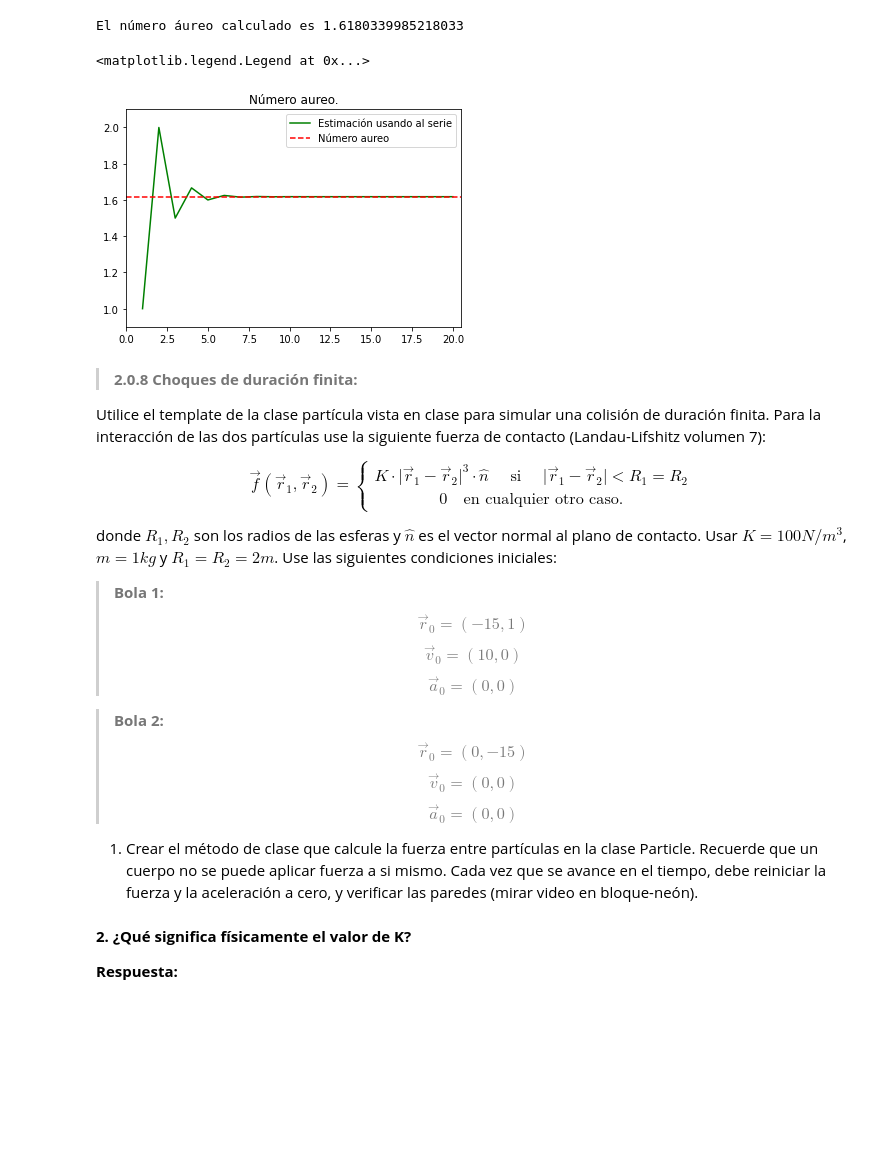
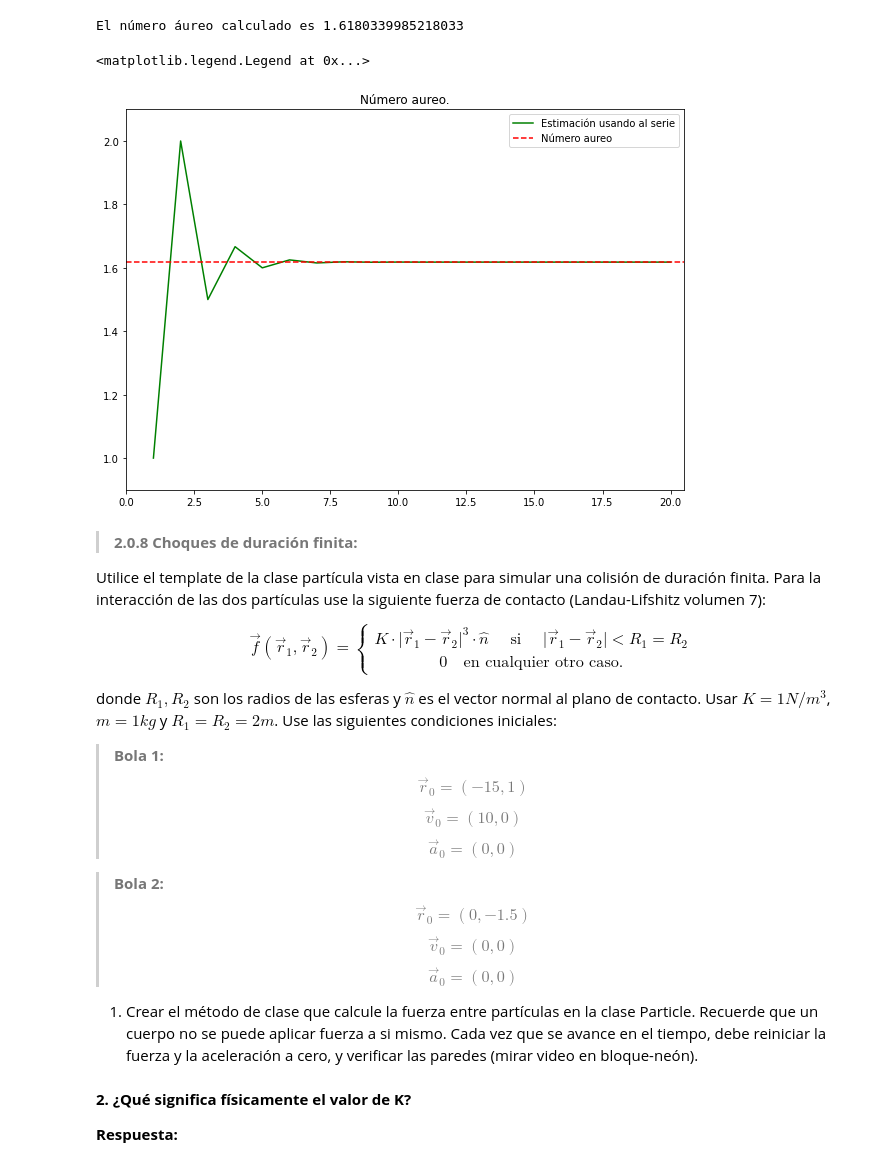
Before and after one commit to ThomasAnkhe/Metodos1_ClaudiaCuellar-ThomasAndrade, a Jupyter notebook: Primer Taller/Métodos_Taller1.ipynb, the cells around one changed output. Saved outputs shown, nothing was run; the diff lists cells and outputs as text; code cells hidden in the pictures; blank space fills up the shorter version.

```diff
--- a/Primer Taller/Métodos_Taller1.ipynb
+++ b/Primer Taller/Métodos_Taller1.ipynb
@@ -96,12 +94,15 @@ Encuentre los primeros 20 terminos de esta sucesión.
 # %%
 def fibbonacci(n):
     if n > 1:
-        return fibbonacci(n-1) + fibbonacci(n-2)
+        return fibbonacci(n - 1) + fibbonacci(n - 2)
     return n
 
+sequence_dict = {}
 sequence_list = []
 for i in range (1, 21):
   n_term = fibbonacci(i)
+  sequence_dict["El {}° término de la sucesión es:".format(i)] = n_term
   sequence_list.append(n_term)
-  print("El {}° término de la sucesión es: {}".format(i, n_term))
+
+print(sequence_dict)
 # %% [output]
@@ -159,16 +145,20 @@ El número áureo calculado es 1.6180339985218033
 # %%
 y = np.array(number_list)
 x = np.arange(1,21)
+
+fig = plt.figure(figsize = (10,7))
+ax = fig.add_subplot(111)
+
 plt.plot(x,y,color='g')
 plt.axis([0, 20.5, 0.9, 2.1]) # Límites de ejes ([xmin, xmax, ymin, ymax])
 plt.title('Número aureo.')
 plt.axhline(ls='--',color='r',y=(1+np.sqrt(5))/2)
 plt.plot(2.0, label = "Estimación usando al serie", color='g')
 plt.plot(2.0, label = "Número aureo", color='r',ls='--')
 plt.legend()
 # %% [output]
 <matplotlib.legend.Legend at 0x...>
-[figure, old version]
+[figure, new version]
 # %% [markdown]
 > **2.0.8 Choques de duración finita:**
 
@@ -183,7 +173,7 @@ $$\vec{f}(\vec{r}_1, \vec{r}_2) =
 \right.
 $$
 
-donde $R_1, R_2$ son los radios de las esferas y $\hat{n}$ es el vector normal al plano de contacto. Usar $K = 100 N/m^3$, $m = 1 kg$ y $R_1 = R_2 = 2 m$. Use las siguientes condiciones iniciales:
+donde $R_1, R_2$ son los radios de las esferas y $\hat{n}$ es el vector normal al plano de contacto. Usar $K = 1 N/m^3$, $m = 1 kg$ y $R_1 = R_2 = 2 m$. Use las siguientes condiciones iniciales:
 
 > **Bola 1:**
 $$ \vec{r}_0 = (-15, 1) $$
@@ -192,7 +182,7 @@ $$ \vec{a}_0 = (0, 0) $$
 
 
 > **Bola 2:**
-$$ \vec{r}_0 = (0, -15) $$
+$$ \vec{r}_0 = (0, -1.5) $$
 $$ \vec{v}_0 = (0, 0) $$
 $$ \vec{a}_0 = (0, 0) $$
 
```
Also changed, not shown: parts of 16 cells of this notebook, 5 other files.
